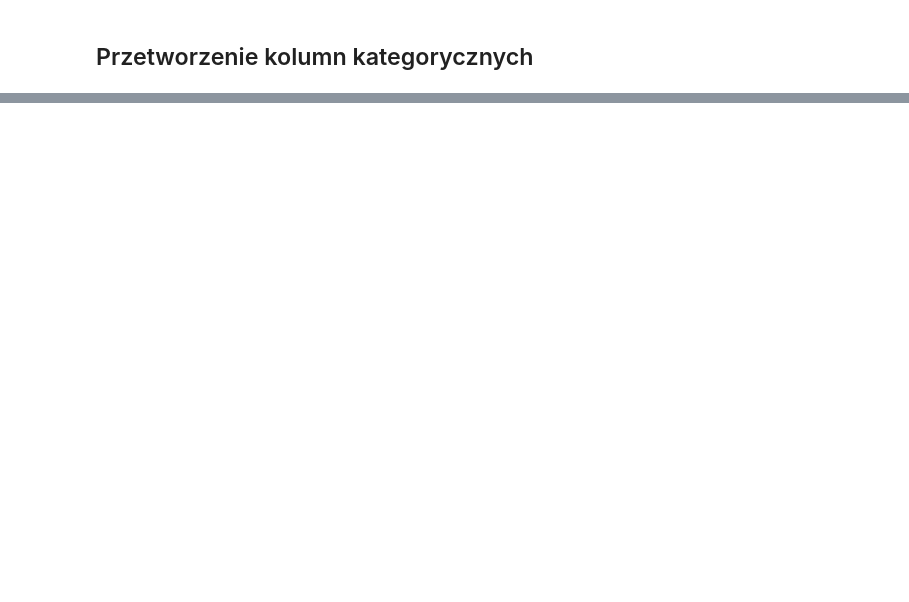
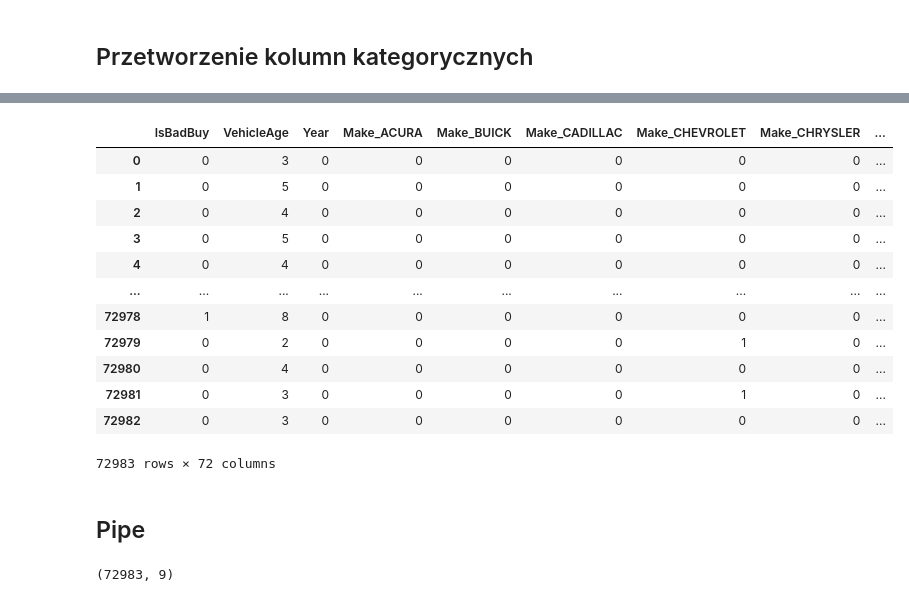
Before and after one commit to Koliber216/DontGetKicked-ML-Classification, a Jupyter notebook: Maciek.ipynb, the cells around one changed output, grey strips where cells are left out. Saved outputs shown, nothing was run; the diff lists cells and outputs as text; code cells hidden in the pictures; blank space fills up the shorter version.

Commit message:
added pipe transformer to Maciek.ipynb

```diff
--- a/Maciek.ipynb
+++ b/Maciek.ipynb
@@ -454,0 +450,24 @@ df
+# %%
+df
+# %% [output]
+|  | IsBadBuy | VehicleAge | Year | Make_ACURA | Make_BUICK | Make_CADILLAC | Make_CHEVROLET | Make_CHRYSLER | ... |
+| 0 | 0 | 3 | 0 | 0 | 0 | 0 | 0 | 0 | ... |
+| 1 | 0 | 5 | 0 | 0 | 0 | 0 | 0 | 0 | ... |
+| 2 | 0 | 4 | 0 | 0 | 0 | 0 | 0 | 0 | ... |
+| 3 | 0 | 5 | 0 | 0 | 0 | 0 | 0 | 0 | ... |
+| 4 | 0 | 4 | 0 | 0 | 0 | 0 | 0 | 0 | ... |
+| ... | ... | ... | ... | ... | ... | ... | ... | ... | ... |
+| 72978 | 1 | 8 | 0 | 0 | 0 | 0 | 0 | 0 | ... |
+| 72979 | 0 | 2 | 0 | 0 | 0 | 0 | 1 | 0 | ... |
+| 72980 | 0 | 4 | 0 | 0 | 0 | 0 | 0 | 0 | ... |
+| 72981 | 0 | 3 | 0 | 0 | 0 | 0 | 1 | 0 | ... |
+| 72982 | 0 | 3 | 0 | 0 | 0 | 0 | 0 | 0 | ... |
+72983 rows × 72 columns
+# %% [markdown]
+## Pipe
+# %%
+data = pd.read_csv('training.csv')
+df = data.iloc[:, 1:10]
+df.shape
+# %% [output]
+(72983, 9)
```
Also changed, not shown: parts of 21 cells of this notebook.
